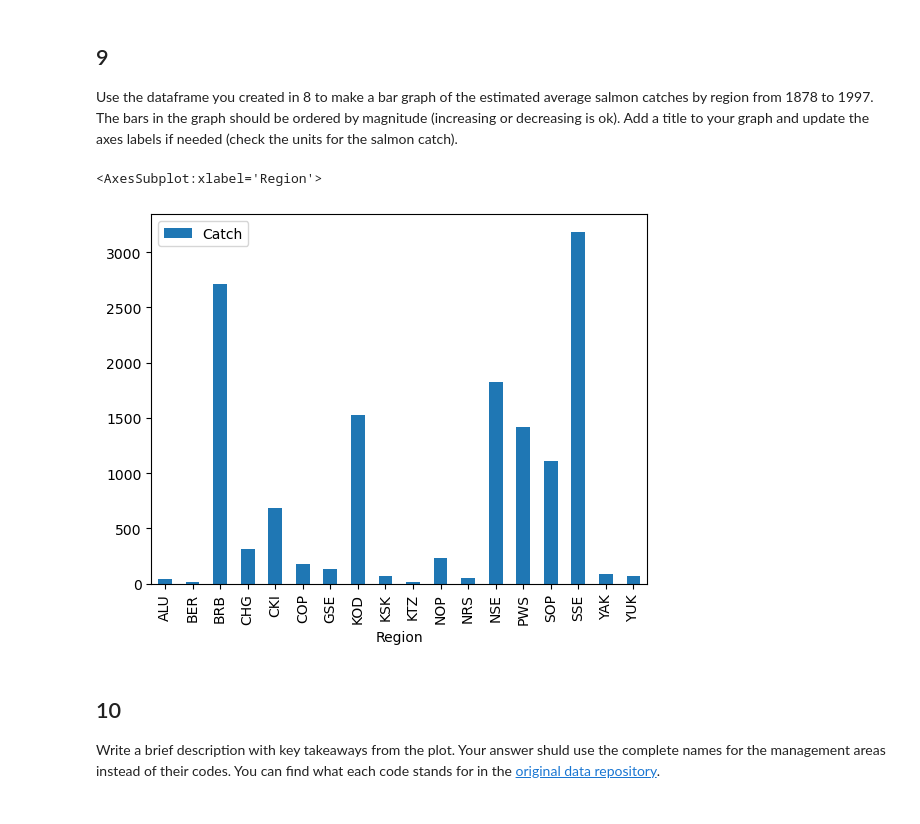
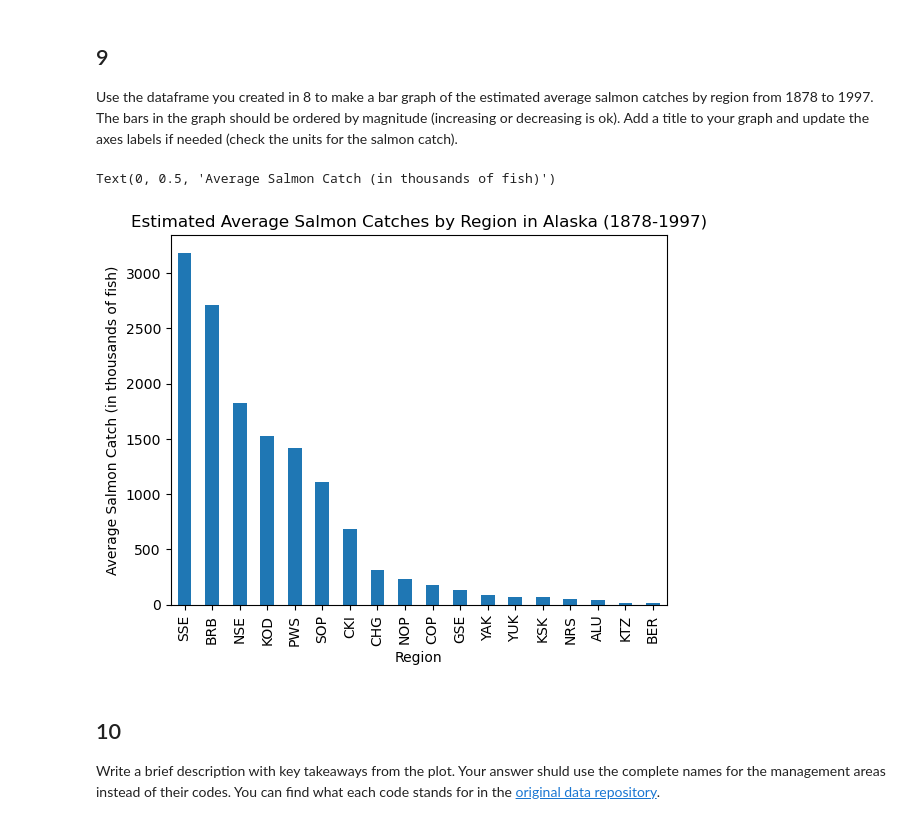
Before and after one commit to katleyq/eds220-hwk2, a Jupyter notebook: hwk2-task2-salmon.ipynb, the cells around one changed output. Saved outputs shown, nothing was run; the diff lists cells and outputs as text; code cells hidden in the pictures.

```diff
--- a/hwk2-task2-salmon.ipynb
+++ b/hwk2-task2-salmon.ipynb
@@ -243,11 +290,18 @@ avg_region
 ## 9
 
 Use the dataframe you created in 8 to make a bar graph of the estimated average salmon catches by region from 1878 to 1997. The bars in the graph should be ordered by magnitude (increasing or decreasing is ok). Add a title  to your graph and update the axes labels if needed (check the units for the salmon catch).
-# %%
-avg_region.plot(kind = 'bar')
-# %% [output]
-<AxesSubplot:xlabel='Region'>
-[figure, removed]
+# %%
+# Create bar plot of descending salmon catch by region
+plot = (avg_region.sort_values('Catch', ascending=False)
+ .plot(kind='bar', y='Catch', legend=False))
+
+# Set title, xlabel, and ylabel for plot
+plot.set_title("Estimated Average Salmon Catches by Region in Alaska (1878-1997)")
+plot.set_xlabel("Region")
+plot.set_ylabel("Average Salmon Catch (in thousands of fish)")
+# %% [output]
+Text(0, 0.5, 'Average Salmon Catch (in thousands of fish)')
+[figure, added]
 # %% [markdown]
 <!-- END QUESTION -->
 
```
Also changed, not shown: parts of 22 cells of this notebook.
